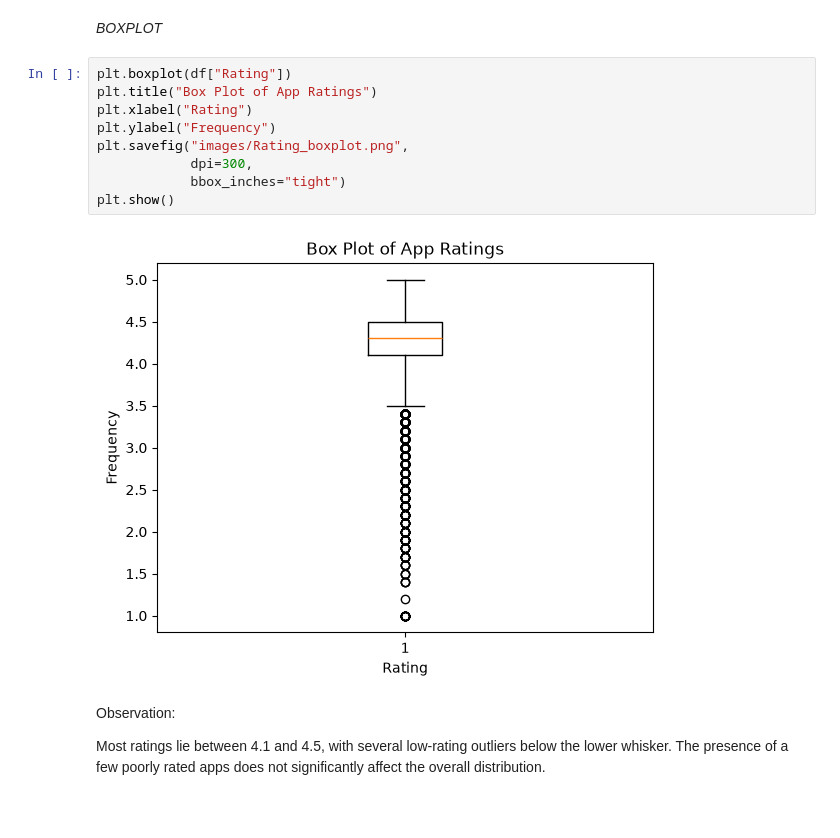
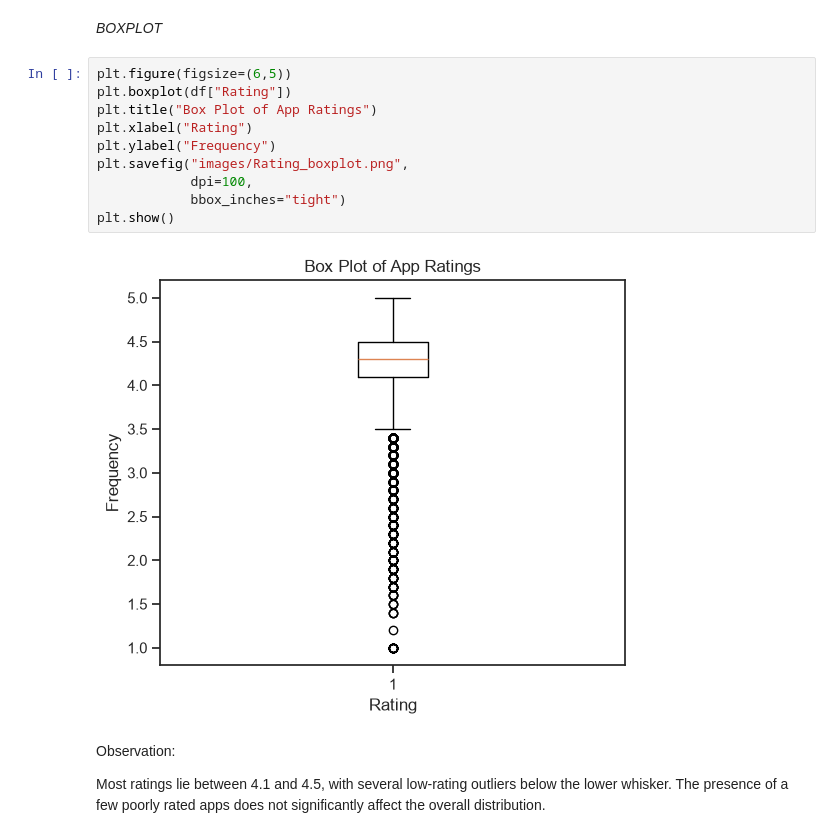
Before and after one commit to ArjunTechie118/Google-Play-Store-ML-Pipeline, a Jupyter notebook: Google-Playstore-Rating-Prediction.ipynb, the cells around one changed output. Drawn from its saved outputs; the diff is of its cells as text; blank space fills up the shorter version.

```diff
--- a/Google-Playstore-Rating-Prediction.ipynb
+++ b/Google-Playstore-Rating-Prediction.ipynb
@@ -198,16 +201,17 @@ The relationship is weak, suggesting that installs alone have limited predictive
 # %% [markdown]
 *BOXPLOT*
 # %%
+plt.figure(figsize=(6,5))
 plt.boxplot(df["Rating"])
 plt.title("Box Plot of App Ratings")
 plt.xlabel("Rating")
 plt.ylabel("Frequency")
 plt.savefig("images/Rating_boxplot.png",
-            dpi=300,
+            dpi=100,
             bbox_inches="tight")
 plt.show()
 # %% [output]
-[figure, old version]
+[figure, new version]
 # %% [markdown]
 Observation:
 
```
Also changed, not shown: parts of 8 cells of this notebook, 9 other files.
